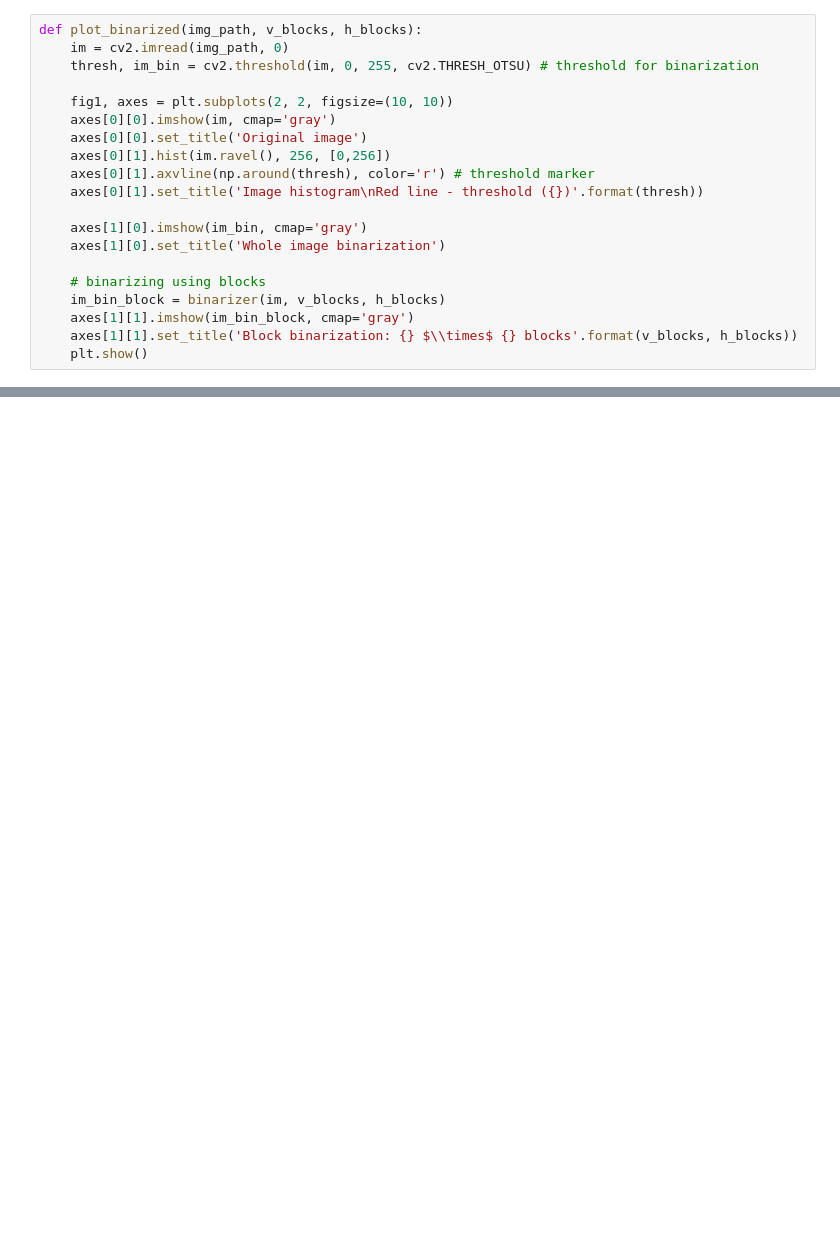
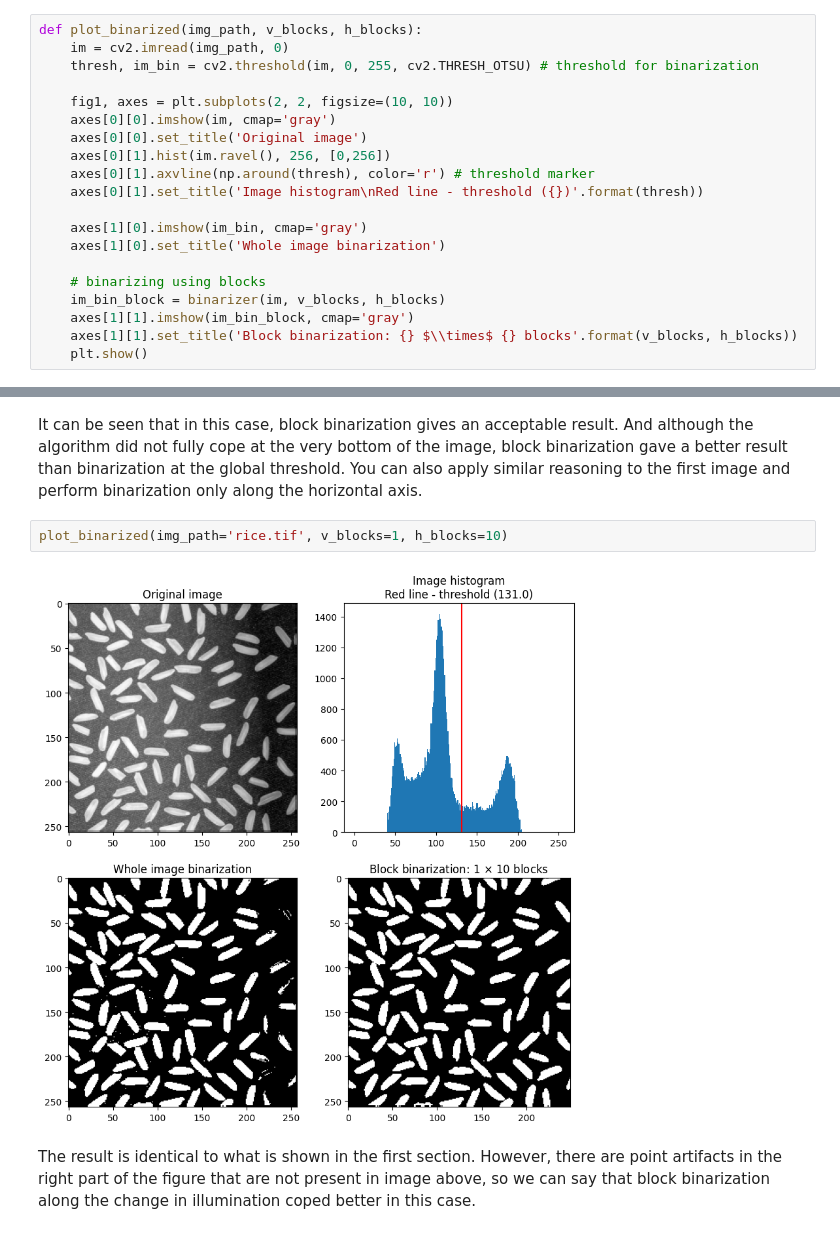
Before and after one commit to BrokenVoodooDoll/image-processing-examples, a Jupyter notebook: binarization/binarization.ipynb, the cells around one changed output, grey strips where cells are left out. Drawn from its saved outputs; the diff is of its cells as text; blank space fills up the shorter version.

```diff
--- a/binarization/binarization.ipynb
+++ b/binarization/binarization.ipynb
@@ -61,2 +105,17 @@ plot_binarized(img_path='image_2.png', v_blocks=  10, h_blocks=1)
 # %% [output]
 [figure]
+# %% [markdown]
+It can be seen that in this case, block binarization gives an acceptable result.
+And although the algorithm did not fully cope at the very bottom of the image,
+block binarization gave a better result than binarization at the global threshold.
+You can also apply similar reasoning to the first image and perform binarization
+only along the horizontal axis.
+# %%
+plot_binarized(img_path='rice.tif', v_blocks=1, h_blocks=10)
+# %% [output]
+[figure, added]
+# %% [markdown]
+The result is identical to what is shown in the first section. However, there
+are point artifacts in the right part of the figure that are not present
+in image above, so we can say that block binarization along the change
+in illumination coped better in this case.
```
Also changed, not shown: parts of 10 cells of this notebook, 6 other files.
